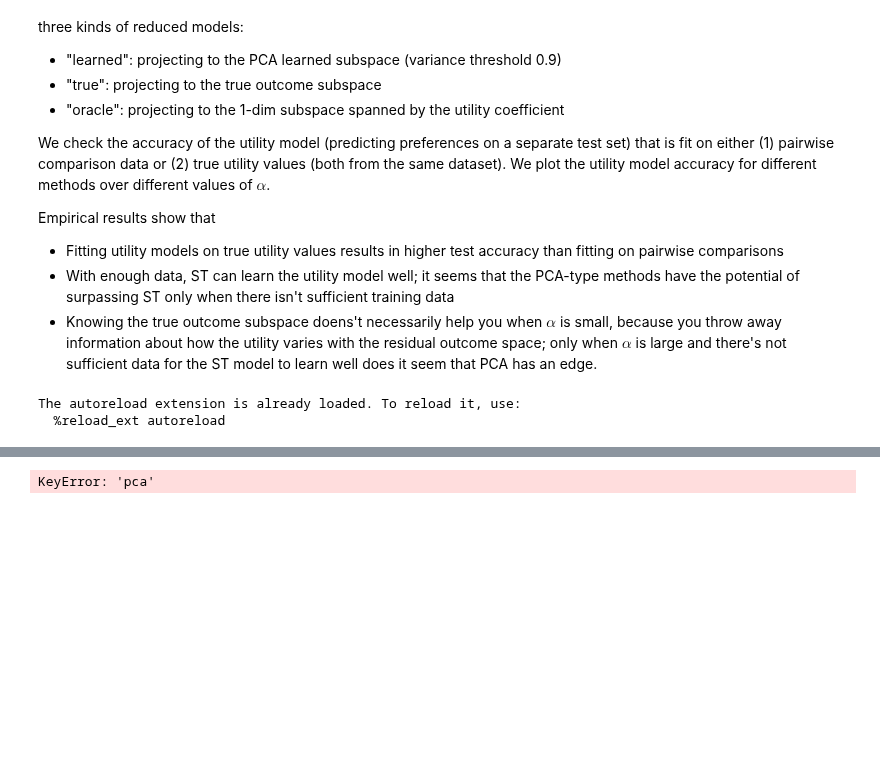
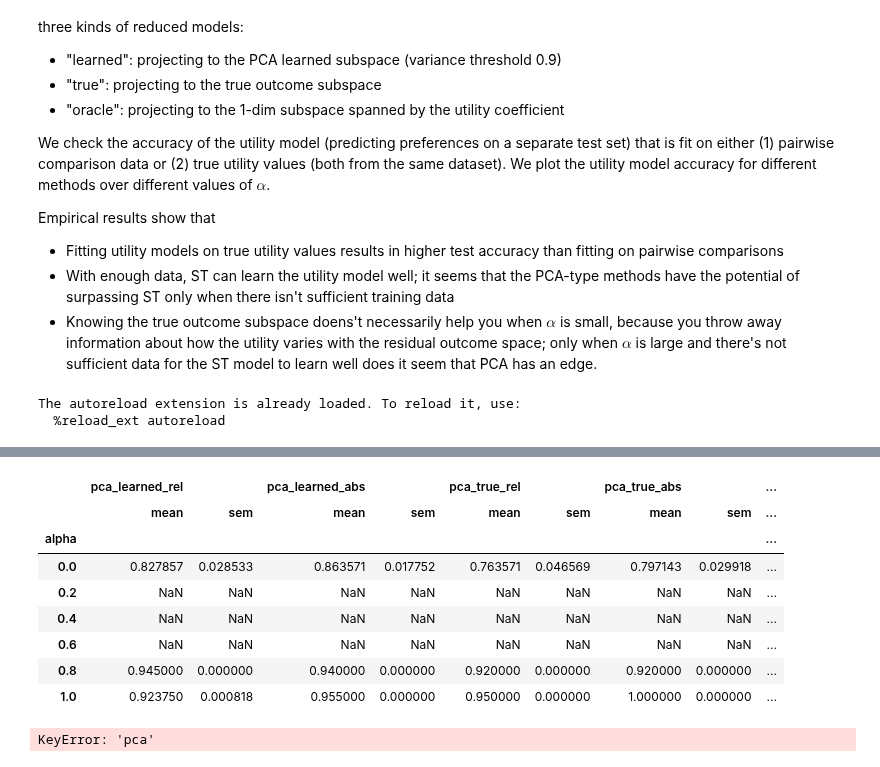
Before and after one commit to zyyjjj/low_rank_BOPE, a Jupyter notebook: notebooks/[Plot]_util_model_fit_synthetic_experiments.ipynb, the cells around one changed output, grey strips where cells are left out. Drawn from its saved outputs; the diff is of its cells as text; code cells hidden in the pictures; blank space fills up the shorter version.

```diff
--- a/notebooks/[Plot]_util_model_fit_synthetic_experiments.ipynb
+++ b/notebooks/[Plot]_util_model_fit_synthetic_experiments.ipynb
@@ -53,7 +53,17 @@ results = defaultdict(dict)
 
 for rank in rank_vals:
     for method in ['pca', 'st']:
-        d = torch.load(output_path + f'rank_{rank}_linear_{method}_acc.pt')
-        results[rank][method] = pd.DataFrame(d[0])
+        dd = []
+        for trial in range(1, 11):
+            try:
+                d = torch.load(output_path + f'rank_{rank}_linear_{method}_acc_trial={trial}.pt')
+                # len(d) = number of reps; len(d[0]) = number of alpha values
+                dd.append(pd.DataFrame.from_dict(d, orient = 'index'))
+            except FileNotFoundError:
+                continue
+
+        dd = pd.concat(dd)
+        dd_agg = dd.groupby(['alpha']).aggregate(['mean', 'sem'])
+        results[rank][method] = dd_agg
 # %%
 for rank in rank_vals:
@@ -103,3 +138,15 @@ plot_helper(rank=4)
+# %%
+results[4]['pca']
+# %% [output]
+|  | pca_learned_rel |  | pca_learned_abs |  | pca_true_rel |  | pca_true_abs |  | ... |
+|  | mean | sem | mean | sem | mean | sem | mean | sem | ... |
+| alpha |  |  |  |  |  |  |  |  | ... |
+| 0.0 | 0.827857 | 0.028533 | 0.863571 | 0.017752 | 0.763571 | 0.046569 | 0.797143 | 0.029918 | ... |
+| 0.2 | NaN | NaN | NaN | NaN | NaN | NaN | NaN | NaN | ... |
+| 0.4 | NaN | NaN | NaN | NaN | NaN | NaN | NaN | NaN | ... |
+| 0.6 | NaN | NaN | NaN | NaN | NaN | NaN | NaN | NaN | ... |
+| 0.8 | 0.945000 | 0.000000 | 0.940000 | 0.000000 | 0.920000 | 0.000000 | 0.920000 | 0.000000 | ... |
+| 1.0 | 0.923750 | 0.000818 | 0.955000 | 0.000000 | 0.950000 | 0.000000 | 1.000000 | 0.000000 | ... |
 # %%
 plot_helper(rank=6)
 # %% [output]
```
Also changed, not shown: parts of 5 cells of this notebook.
